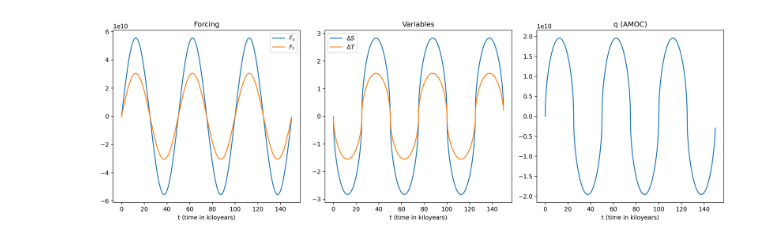
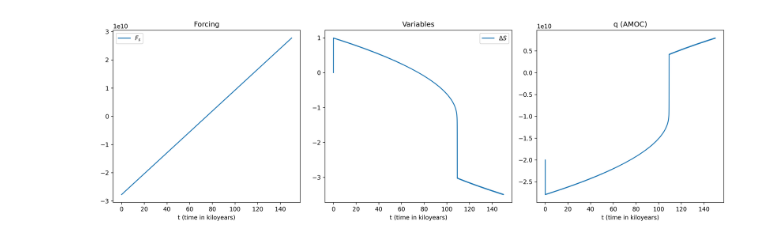
Before and after one commit to CompClimate/AMOC_XAI, a Jupyter notebook: generate_stommel_data.ipynb, the cells around one changed output. Saved outputs shown, nothing was run; the diff lists cells and outputs as text; code cells hidden in the pictures.

```diff
--- a/generate_stommel_data.ipynb
+++ b/generate_stommel_data.ipynb
@@ -61,3 +59,6 @@ tspan=(teval[0], teval[-1])
+# %%
+teval=np.arange(0, time_max, time_max/100000)
+tspan=(teval[0], teval[-1])
 # %%
 # differential equation for change in salinity
 def DeltaS_de(DeltaS, DeltaT, time, time_max, forcing_func_type):
@@ -85,7 +86,7 @@ def generate_data(forcing_func_type, include_temp):
                 ,vectorized=False,y0=[0.0],t_span=tspan,t_eval=teval)
         return sol.t, sol.y[0, :]
 # %%
-def generate_plots(forcing_func_type, include_temp):
+def generate_plots(forcing_func_type, include_temp, get_np_data=False):
 
     fig, ax = plt.subplots(1, 3, figsize=(15, 5), dpi=300)
     ax[0].set_xlabel('t (time in kiloyears)');
@@ -110,6 +111,19 @@ def generate_plots(forcing_func_type, include_temp):
         ax[1].plot(t/year/1000, yt, label='$\Delta T$');
         ax[1].legend();
         ax[2].plot(t/year/1000, qplot);
+        if get_np_data:
+            os.makedirs("data", exist_ok=True)
+            input_data = np.zeros([100000, 5])
+            output_data = np.zeros(len(input_data))
+            for j in range(len(input_data)):
+                input_data[j] = [t[j]/year/1000, ys[j], yt[j], Fsplot[j], Ftplot[j]]
+                if qplot[j] < 0:
+                    output_data[j] = 0
+                else:
+                    output_data[j] = 1
+            np.save('data/' + 'input_sal_temp_' + forcing_func_type, input_data)
+            np.save('data/' + 'output_sal_temp_' + forcing_func_type, output_data)
+            np.save('data/' + 'q_sal_temp_' + forcing_func_type, qplot)
     else:
         t, ys = generate_data(forcing_func_type, include_temp)
         qplot, Fsplot, Ftplot = np.zeros(len(t)), np.zeros(len(t)), np.zeros(len(t))
@@ -124,5 +138,18 @@ def generate_plots(forcing_func_type, include_temp):
         ax[1].plot(t/year/1000, ys, label='$\Delta S$');
         ax[1].legend();
         ax[2].plot(t/year/1000, qplot);
+        if get_np_data:
+            os.makedirs("data", exist_ok=True)
+            input_data = np.zeros([100000, 4])
+            output_data = np.zeros(len(input_data))
+            for j in range(len(input_data)):
+                input_data[j] = [t[j]/year/1000, ys[j], DeltaT, Fsplot[j]]
+                if qplot[j] < 0:
+                    output_data[j] = 0
+                else:
+                    output_data[j] = 1
+            np.save('data/' + 'input_sal_' + forcing_func_type, input_data)
+            np.save('data/' + 'output_sal_' + forcing_func_type, output_data)
+            np.save('data/' + 'q_sal_' + forcing_func_type, qplot)
 
     return fig.tight_layout()
@@ -141,4 +156,4 @@ generate_plots("linear", True)
-# %%
-generate_plots("sine", True)
-# %% [output]
-[figure, removed]
+# %%
+generate_plots("linear", False, True)
+# %% [output]
+[figure, added]
```
Also changed, not shown: parts of 10 cells of this notebook.
